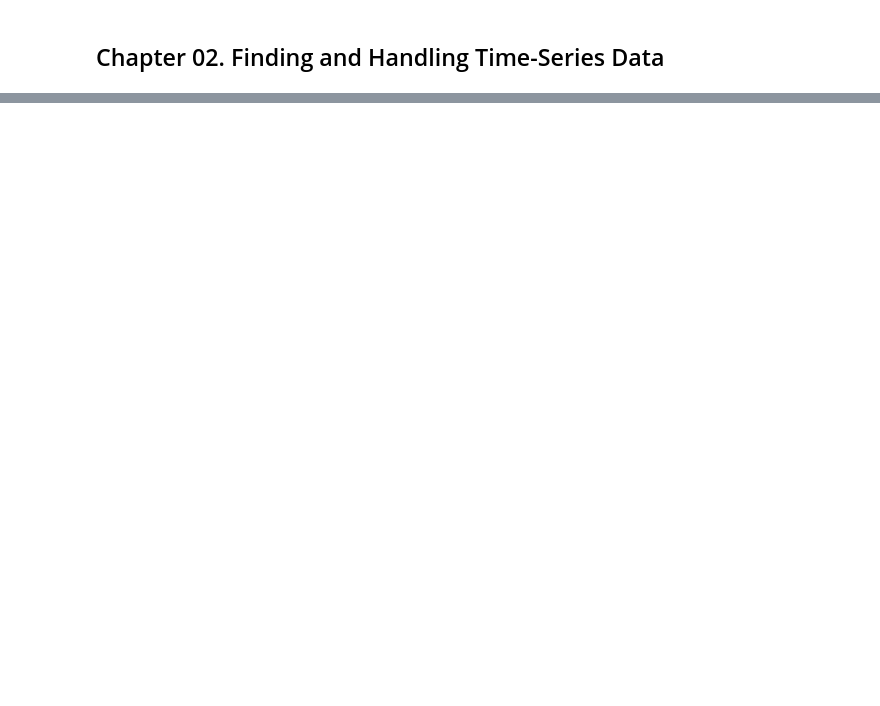
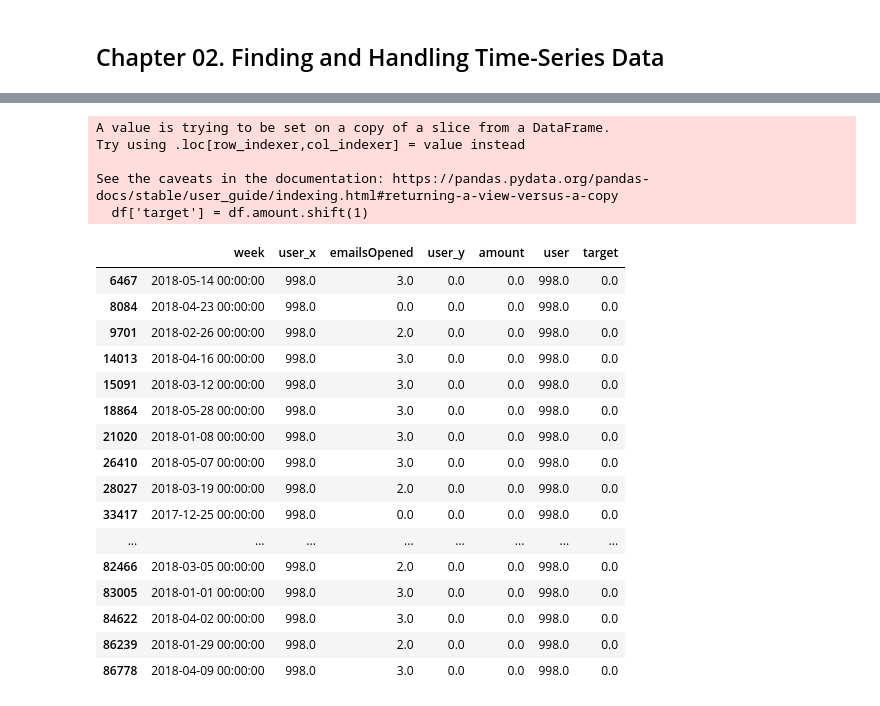
Before and after one commit to luckyspia/Statements, a Jupyter notebook: Practical_Time_Series_Analysis/ch02.ipynb, the cells around one changed output, grey strips where cells are left out. Drawn from its saved outputs; the diff is of its cells as text; code cells hidden in the pictures; blank space fills up the shorter version.

```diff
--- a/Practical_Time_Series_Analysis/ch02.ipynb
+++ b/Practical_Time_Series_Analysis/ch02.ipynb
@@ -14,0 +131,9 @@ AttributeError: module 'numpy.random' has no attribute 'Generator'
+# %%
+# 판다스에 내장된 날짜 관련 색인 기능을 사용하여 문자열을 타임스탬프에 적절한 데이터로 변환
+donations['timestamp'] = pd.to_datetime(donations['timestamp'])
+donations.set_index('timestamp', inplace=True)
+
+# 각 회원의 부분집합에 대한 데이터 프레임
+# 주 단위로 그룹화하여 기부금 총액을 구하고, 기부가 없는 주는 삭제
+agg_don = donations.groupby('user').apply(
+												lambda df: df.amount.resample('W-MON').sum().dropna()) # 주를 '월요일'로 고정한 다음 재배열
@@ -14,0 +150,19 @@ AttributeError: module 'numpy.random' has no attribute 'Generator'
+# %%
+agg_don = agg_don.reset_index()
+# %%
+for user, user_email in all_email.groupby('user'):
+    	# 특정 회원의 기부 데이터를 추출
+	user_donations = agg_don[agg_don.user == user]
+
+	# 기부 데이터의 색인을 timestamp로 설정
+	user_donations.set_index('timestamp', inplace=True)
+	user_email.set_index('week', inplace=True)
+
+	user_email = all_email[all_email.user == user]
+	user_email.sort_values('week').set_index('week')
+	merged_df = pd.merge(user_email, user_donations, how = 'left',
+											left_index = True,
+											right_index = True)
+	merged_df.fillna(0)
+	merged_df['user'] = merged_df.user_x
+	merged_df = merged_df.append(df.reset_index()[['user','week','emailsOpened','amount']])
@@ -14,0 +178,3 @@ AttributeError: module 'numpy.random' has no attribute 'Generator'
+# %%
+df = merged_df[merged_df.user == 998]
+df
@@ -14,0 +199,27 @@ AttributeError: module 'numpy.random' has no attribute 'Generator'
+# %%
+df['target'] = df.amount.shift(1)
+df = df.fillna(0)
+df
+# %% [output]
+A value is trying to be set on a copy of a slice from a DataFrame.
+Try using .loc[row_indexer,col_indexer] = value instead
+
+See the caveats in the documentation: https://pandas.pydata.org/pandas-docs/stable/user_guide/indexing.html#returning-a-view-versus-a-copy
+  df['target'] = df.amount.shift(1)
+|  | week | user_x | emailsOpened | user_y | amount | user | target |
+| 6467 | 2018-05-14 00:00:00 | 998.0 | 3.0 | 0.0 | 0.0 | 998.0 | 0.0 |
+| 8084 | 2018-04-23 00:00:00 | 998.0 | 0.0 | 0.0 | 0.0 | 998.0 | 0.0 |
+| 9701 | 2018-02-26 00:00:00 | 998.0 | 2.0 | 0.0 | 0.0 | 998.0 | 0.0 |
+| 14013 | 2018-04-16 00:00:00 | 998.0 | 3.0 | 0.0 | 0.0 | 998.0 | 0.0 |
+| 15091 | 2018-03-12 00:00:00 | 998.0 | 3.0 | 0.0 | 0.0 | 998.0 | 0.0 |
+| 18864 | 2018-05-28 00:00:00 | 998.0 | 3.0 | 0.0 | 0.0 | 998.0 | 0.0 |
+| 21020 | 2018-01-08 00:00:00 | 998.0 | 3.0 | 0.0 | 0.0 | 998.0 | 0.0 |
+| 26410 | 2018-05-07 00:00:00 | 998.0 | 3.0 | 0.0 | 0.0 | 998.0 | 0.0 |
+| 28027 | 2018-03-19 00:00:00 | 998.0 | 2.0 | 0.0 | 0.0 | 998.0 | 0.0 |
+| 33417 | 2017-12-25 00:00:00 | 998.0 | 0.0 | 0.0 | 0.0 | 998.0 | 0.0 |
+| ... | ... | ... | ... | ... | ... | ... | ... |
+| 82466 | 2018-03-05 00:00:00 | 998.0 | 2.0 | 0.0 | 0.0 | 998.0 | 0.0 |
+| 83005 | 2018-01-01 00:00:00 | 998.0 | 3.0 | 0.0 | 0.0 | 998.0 | 0.0 |
+| 84622 | 2018-04-02 00:00:00 | 998.0 | 3.0 | 0.0 | 0.0 | 998.0 | 0.0 |
+| 86239 | 2018-01-29 00:00:00 | 998.0 | 2.0 | 0.0 | 0.0 | 998.0 | 0.0 |
+| 86778 | 2018-04-09 00:00:00 | 998.0 | 3.0 | 0.0 | 0.0 | 998.0 | 0.0 |
```
Also changed, not shown: parts of 21 cells of this notebook.
